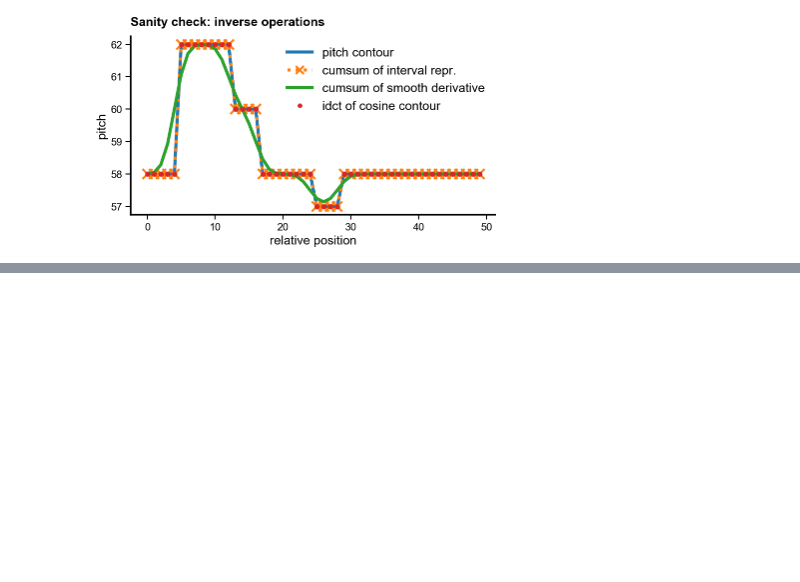
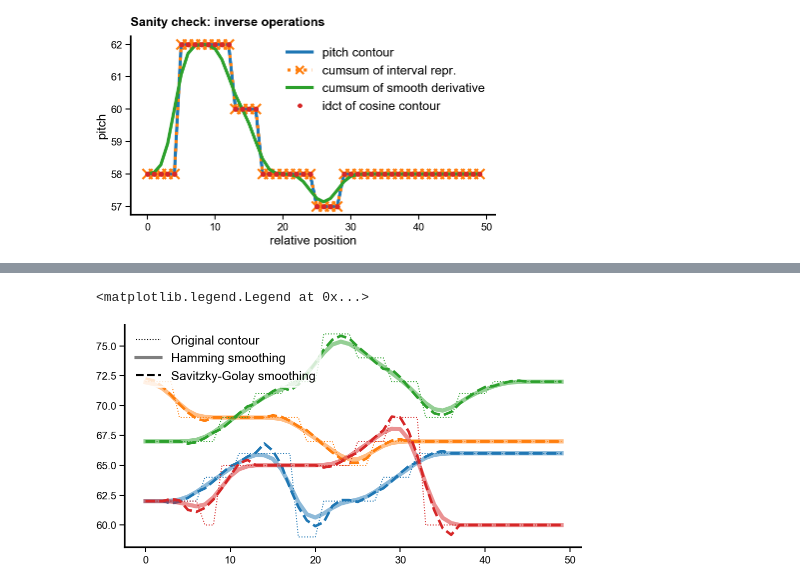
Before and after one commit to bacor/shapes-of-music, a Jupyter notebook: clean_notebooks/Contour representations.ipynb, the cells around one changed output, grey strips where cells are left out. Cells and saved outputs as stored; diff of their text form; code cells hidden in the pictures; blank space fills up the shorter version.

```diff
--- a/clean_notebooks/Contour representations.ipynb
+++ b/clean_notebooks/Contour representations.ipynb
@@ -169,0 +179,21 @@ title('Sanity check: inverse operations')
+# %%
+contours = creighton.representation('pitch')
+# %%
+plt.figure(figsize=cm2inch(10, 5))
+np.random.seed(0)
+for i in np.random.randint(len(contours), size=(4)):
+    ys = contours[i, :]
+    ys_hamming = hamming_smoothing(ys, window_len=9)
+    ys_savgol = savgol_filter(ys, window_length=9, polyorder=3, mode='nearest')
+
+    l1, = plt.plot(ys, lw=.5, ls=':')
+    l2, = plt.plot(ys_hamming, color=l1.get_color(), lw=2, alpha=.5)
+    l3, = plt.plot(ys_savgol, color=l1.get_color(), ls='--', lw=1.25)
+
+plt.plot(0, 70, 'k', lw=.5, ls=':', label='Original contour')
+plt.plot(0, 70, 'k', label='Hamming smoothing', alpha=.5)
+plt.plot(0, 70, 'k', ls='--', lw=1, label='Savitzky-Golay smoothing')
+plt.legend()
+# %% [output]
+<matplotlib.legend.Legend at 0x...>
+[figure, added]
```
Also changed, not shown: parts of 5 cells of this notebook, 30 other files.
